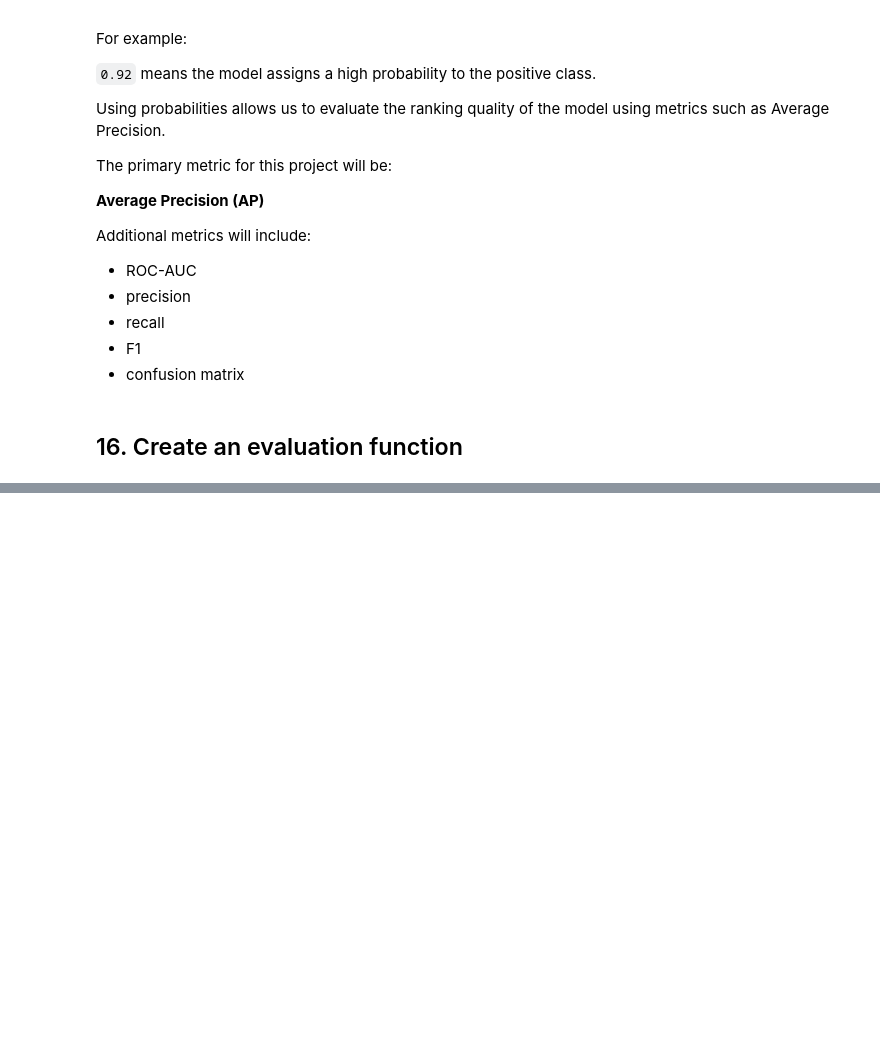
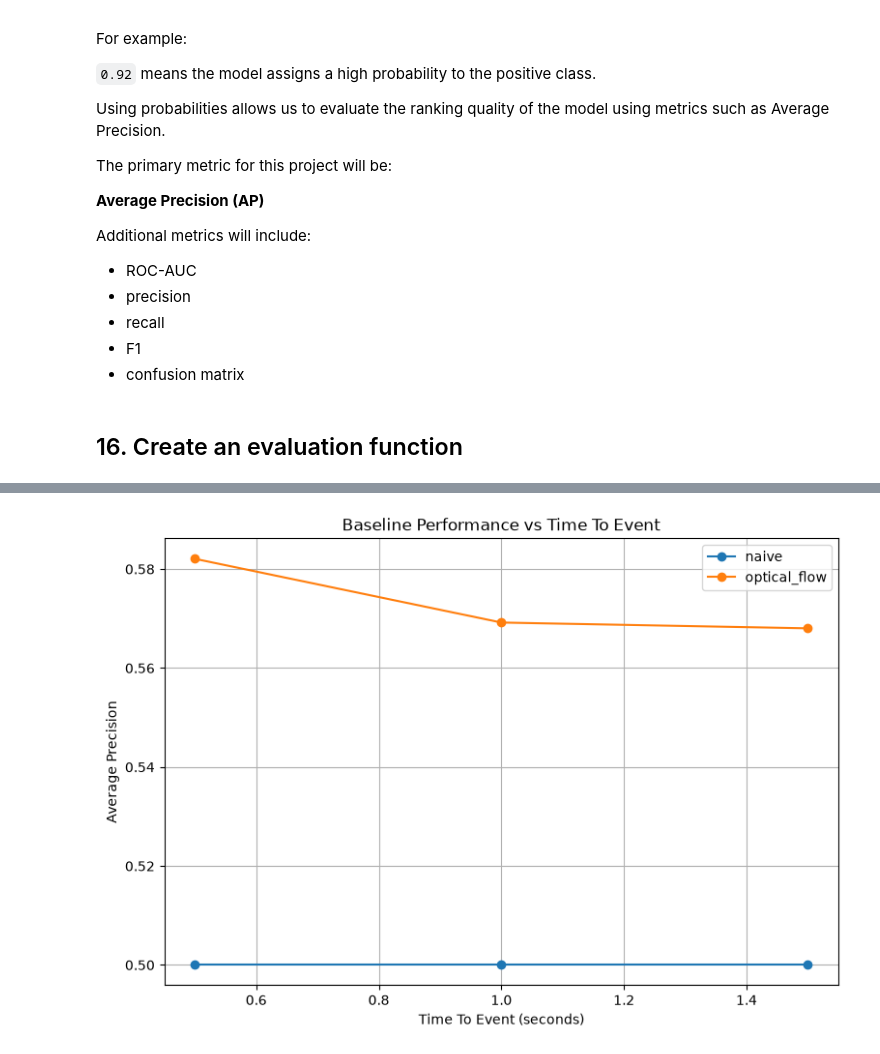
Before and after one commit to RameezAtif/nexar-collision-prediction, a Jupyter notebook: notebooks/04_baselines.ipynb, the cells around one changed output, grey strips where cells are left out. Drawn from its saved outputs; the diff is of its cells as text; code cells hidden in the pictures; blank space fills up the shorter version.

```diff
--- a/notebooks/04_baselines.ipynb
+++ b/notebooks/04_baselines.ipynb
@@ -723,0 +1425,6 @@ Additional metrics will include:
+# %%
+optical_flow_results_df = pd.DataFrame(
+    optical_flow_results
+)
+
+optical_flow_results_df
@@ -723,0 +1438,10 @@ Additional metrics will include:
+# %%
+baseline_results_df = pd.concat(
+    [
+        naive_results_df,
+        optical_flow_results_df
+    ],
+    ignore_index=True
+)
+
+baseline_results_df
@@ -723,0 +1466,24 @@ Additional metrics will include:
+# %%
+plt.figure(figsize=(9, 6))
+
+for model_name in baseline_results_df["model"].unique():
+    model_results = baseline_results_df[
+        baseline_results_df["model"] == model_name
+    ]
+
+    plt.plot(
+        model_results["tte"],
+        model_results["AP"],
+        marker="o",
+        label=model_name
+    )
+
+plt.xlabel("Time To Event (seconds)")
+plt.ylabel("Average Precision")
+plt.title("Baseline Performance vs Time To Event")
+plt.legend()
+plt.grid(True)
+
+plt.show()
+# %% [output]
+[figure, added]
```
Also changed, not shown: parts of 64 cells of this notebook, 1 other file.
